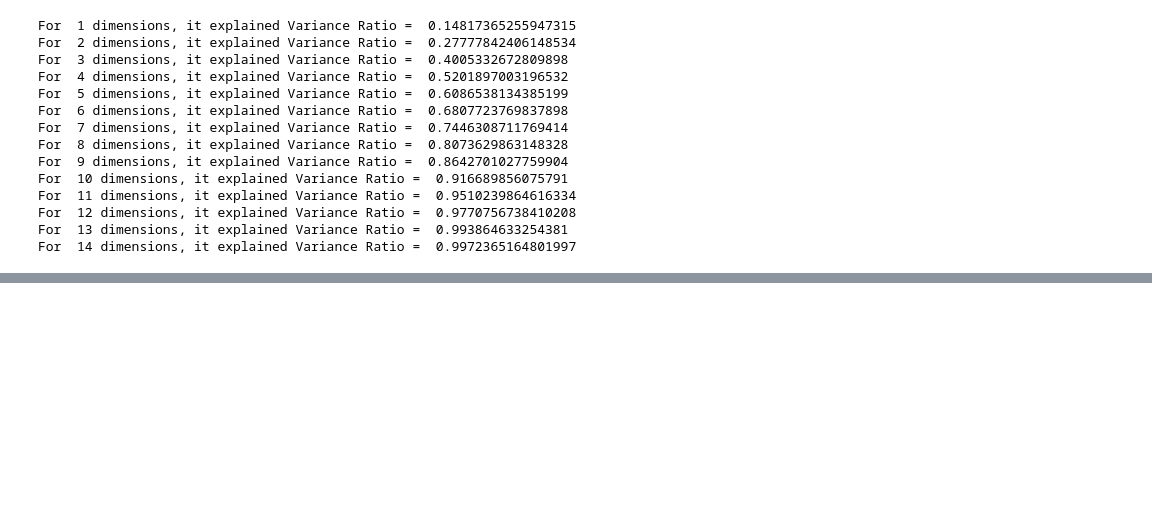
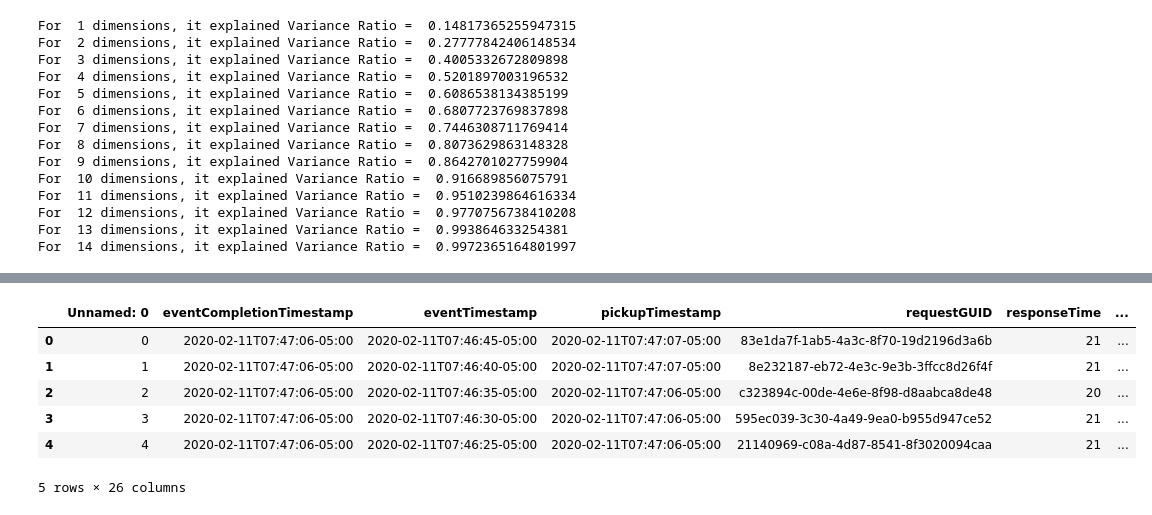
Before and after one commit to aecolumna/Segmented-Data-Anomaly-Detection, a Jupyter notebook: clusterAnalysis/PCA + Data Preprocessing.ipynb, the cells around one changed output, grey strips where cells are left out. Saved outputs shown, nothing was run; the diff lists cells and outputs as text; code cells hidden in the pictures; blank space fills up the shorter version.

```diff
--- a/clusterAnalysis/PCA + Data Preprocessing.ipynb
+++ b/clusterAnalysis/PCA + Data Preprocessing.ipynb
@@ -162,0 +179,11 @@ For  14 dimensions, it explained Variance Ratio =  0.9972365164801997
+# %%
+df = pd.read_csv("../sanitized_output.csv")
+df.head()
+# %% [output]
+|  | Unnamed: 0 | eventCompletionTimestamp | eventTimestamp | pickupTimestamp | requestGUID | responseTime | ... |
+| 0 | 0 | 2020-02-11T07:47:06-05:00 | 2020-02-11T07:46:45-05:00 | 2020-02-11T07:47:07-05:00 | 83e1da7f-1ab5-4a3c-8f70-19d2196d3a6b | 21 | ... |
+| 1 | 1 | 2020-02-11T07:47:06-05:00 | 2020-02-11T07:46:40-05:00 | 2020-02-11T07:47:07-05:00 | 8e232187-eb72-4e3c-9e3b-3ffcc8d26f4f | 21 | ... |
+| 2 | 2 | 2020-02-11T07:47:06-05:00 | 2020-02-11T07:46:35-05:00 | 2020-02-11T07:47:06-05:00 | c323894c-00de-4e6e-8f98-d8aabca8de48 | 20 | ... |
+| 3 | 3 | 2020-02-11T07:47:06-05:00 | 2020-02-11T07:46:30-05:00 | 2020-02-11T07:47:06-05:00 | 595ec039-3c30-4a49-9ea0-b955d947ce52 | 21 | ... |
+| 4 | 4 | 2020-02-11T07:47:06-05:00 | 2020-02-11T07:46:25-05:00 | 2020-02-11T07:47:06-05:00 | 21140969-c08a-4d87-8541-8f3020094caa | 21 | ... |
+5 rows × 26 columns
```
Also changed, not shown: parts of 8 cells of this notebook, 2 other files.
